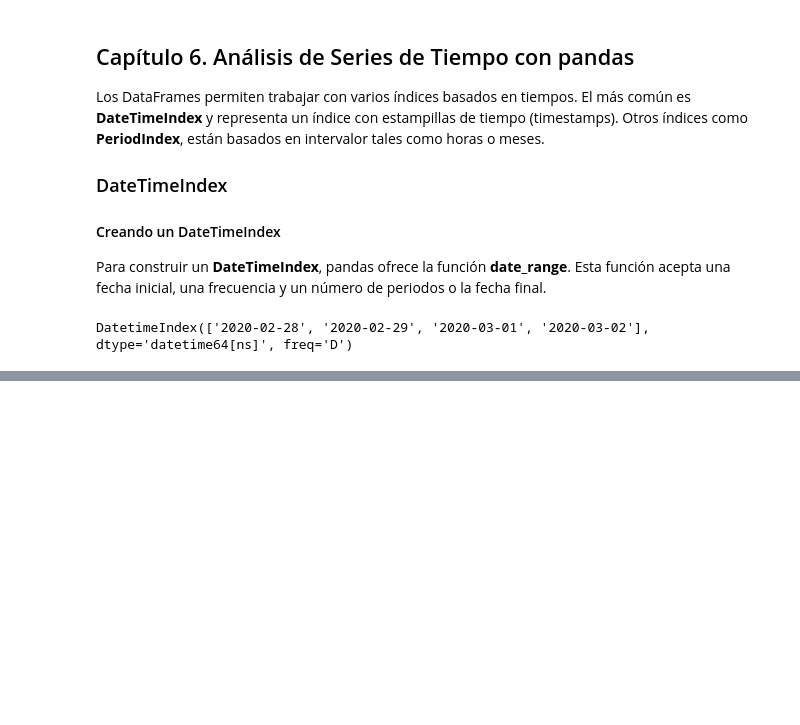
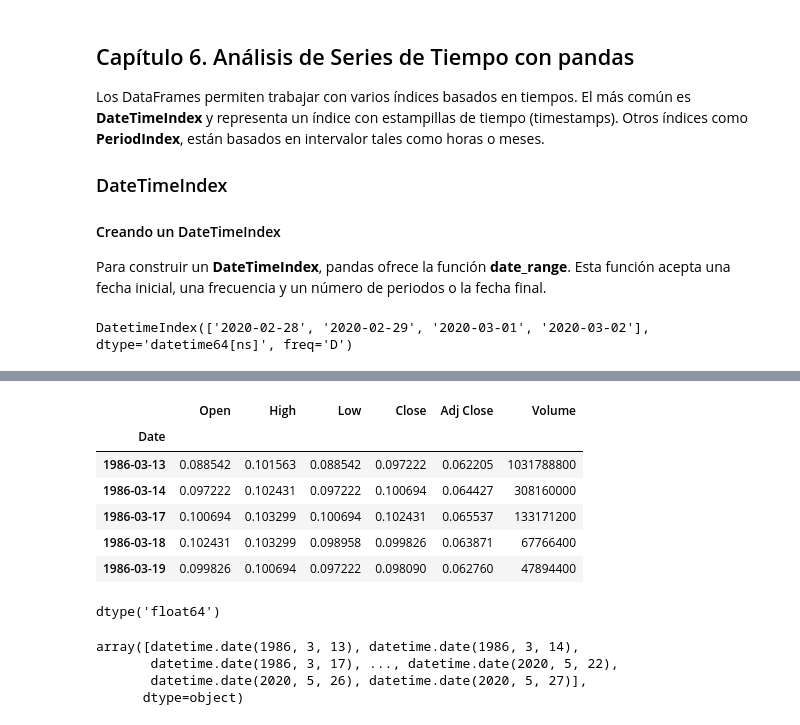
Before and after one commit to EricJDavila/PythonForExcel, a Jupyter notebook: cap0601_analisisTSconPandas.ipynb, the cells around one changed output, grey strips where cells are left out. Drawn from its saved outputs; the diff is of its cells as text; code cells hidden in the pictures; blank space fills up the shorter version.

```diff
--- a/cap0601_analisisTSconPandas.ipynb
+++ b/cap0601_analisisTSconPandas.ipynb
@@ -21,0 +70,5 @@ DatetimeIndex(['2020-02-28', '2020-02-29', '2020-03-01', '2020-03-02'], dtype='d
+# %%
+#La segunda forma es con parse_dates al momento de leer el archivo .csv.
+# Se aprovecha para hacer que la columna Date quede como el índice.
+msft = pd.read_csv("csv/MSFT.csv", index_col="Date", parse_dates=["Date"])
+msft.info()
@@ -21,0 +89,15 @@ DatetimeIndex(['2020-02-28', '2020-02-29', '2020-03-01', '2020-03-02'], dtype='d
+# %%
+msft.head()
+# %% [output]
+|  | Open | High | Low | Close | Adj Close | Volume |
+| Date |  |  |  |  |  |  |
+| 1986-03-13 | 0.088542 | 0.101563 | 0.088542 | 0.097222 | 0.062205 | 1031788800 |
+| 1986-03-14 | 0.097222 | 0.102431 | 0.097222 | 0.100694 | 0.064427 | 308160000 |
+| 1986-03-17 | 0.100694 | 0.103299 | 0.100694 | 0.102431 | 0.065537 | 133171200 |
+| 1986-03-18 | 0.102431 | 0.103299 | 0.098958 | 0.099826 | 0.063871 | 67766400 |
+| 1986-03-19 | 0.099826 | 0.100694 | 0.097222 | 0.098090 | 0.062760 | 47894400 |
+# %%
+msft.loc[:, "Volume"] = msft["Volume"].astype("float")
+msft["Volume"].dtype
+# %% [output]
+dtype('float64')
@@ -21,0 +107,8 @@ DatetimeIndex(['2020-02-28', '2020-02-29', '2020-03-01', '2020-03-02'], dtype='d
+# %%
+#Si se desea tener acceso a la parte de Date del índice, sin el tiempo.
+msft.index.date
+# %% [output]
+array([datetime.date(1986, 3, 13), datetime.date(1986, 3, 14),
+       datetime.date(1986, 3, 17), ..., datetime.date(2020, 5, 22),
+       datetime.date(2020, 5, 26), datetime.date(2020, 5, 27)],
+      dtype=object)
```
Also changed, not shown: parts of 15 cells of this notebook.
